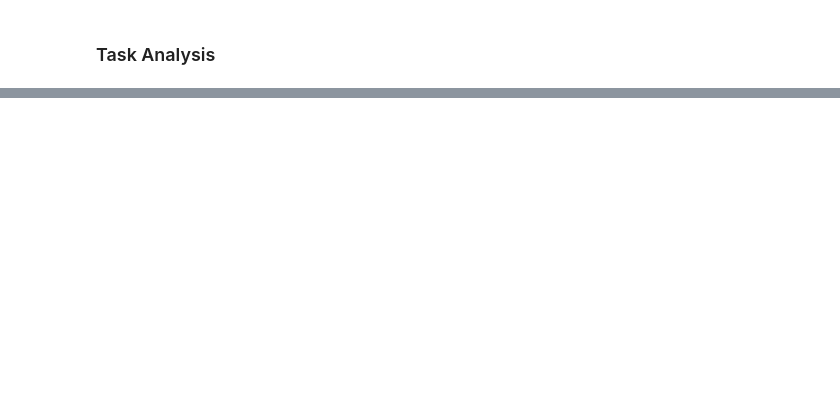
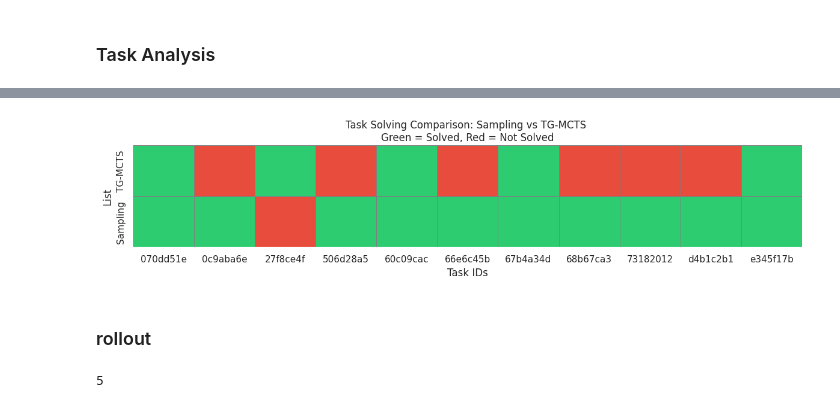
Before and after one commit to MGWSimpson/AlphaARC, a Jupyter notebook: analysis/search_results.ipynb, the cells around one changed output, grey strips where cells are left out. Saved outputs shown, nothing was run; the diff lists cells and outputs as text; code cells hidden in the pictures; blank space fills up the shorter version.

```diff
--- a/analysis/search_results.ipynb
+++ b/analysis/search_results.ipynb
@@ -333,0 +435,68 @@ node_expansion_plot(solve_rates, budgets)
+# %%
+
+# Creating the data structure for heatmap
+solved_tasks_by_method = {
+    "TG-MCTS": set(tg_mcts_tasks),
+    "Sampling": set(sampling_solved),
+}
+
+# All unique tasks
+all_tasks = sorted(set(tg_mcts_tasks + sampling_solved))
+
+# Creating binary dataframe
+df = pd.DataFrame(index=all_tasks, columns=solved_tasks_by_method.keys())
+
+for method in solved_tasks_by_method:
+    df[method] = df.index.map(lambda task: int(task in solved_tasks_by_method[method]))
+
+# Transpose for heatmap
+df_T = df.T
+
+# Plotting
+plt.figure(figsize=(12, 3))
+sns.heatmap(
+    df_T,
+    cmap=["#e74c3c", "#2ecc71"],  # red and green
+    cbar=False,
+    linewidths=0.5,
+    linecolor='gray',
+    fmt="s",
+    annot_kws={"fontsize": 10}
+)
+
+plt.title("Task Solving Comparison: Sampling vs TG-MCTS \nGreen = Solved, Red = Not Solved")
+plt.xlabel("Task IDs")
+plt.ylabel("List")
+plt.tight_layout()
+plt.show()
+# %% [output]
+[figure, added]
+# %% [markdown]
+### rollout
+# %%
+def compute_solve_rate_by_rollout(path):
+    with open(path) as f:
+        data = json.load(f)
+    solved = sum(1 for task in data if task['success'] and task['extra']['solved_by_rollout'])
+    return solved
+
+def compute_table_data(methods, solved, total):
+    rows = []
+    for method, s in zip(methods, solved):
+        s_int = int(s)
+        rate = round((s_int / total) * 100, 1)
+        rows.append({
+            "Method": method,
+            "Solved": s_int,
+            "Total": total,
+            "Solve Rate (%)": rate
+        })
+    return rows
+
+
+x = compute_solve_rate_by_rollout('../results/search/tgmcts-8-0.5-100-0-evaluation/experiment_results.json')
+print(x)
+
+# all are solved by rollouts
+# %% [output]
+5
```
Also changed, not shown: parts of 29 cells of this notebook, 6 other files.
